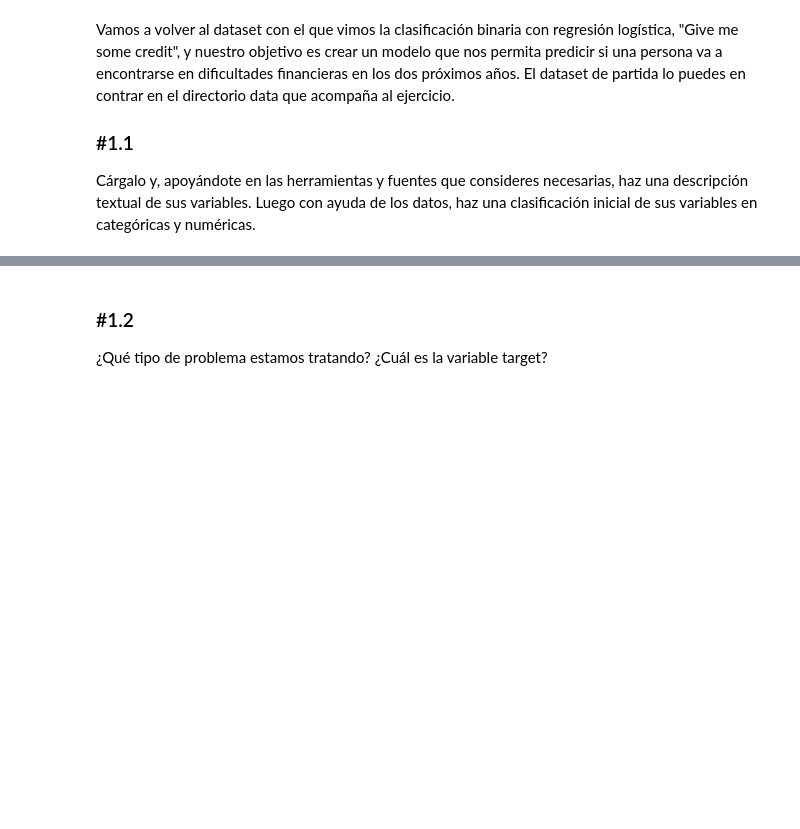
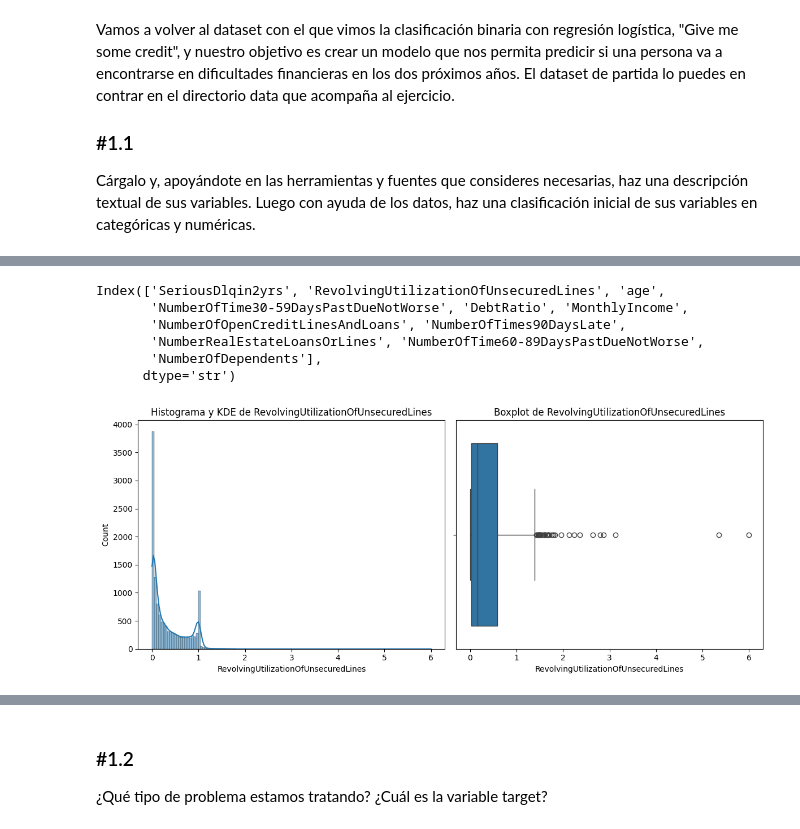
Before and after one commit to MHHsim/DS-Online-Marta-Harana, a Jupyter notebook: 04_Machine_Learning/Sprint_12/Unidad_01_ML_Supervisado_Otros_Modelos/03_Practica_Obligatoria/18_Practica_Obligatoria_Supervisado_Otros_Modelos.ipynb, the cells around one changed output, grey strips where cells are left out. Drawn from its saved outputs; the diff is of its cells as text; code cells hidden in the pictures; blank space fills up the shorter version.

```diff
--- a/04_Machine_Learning/Sprint_12/Unidad_01_ML_Supervisado_Otros_Modelos/03_Practica_Obligatoria/18_Practica_Obligatoria_Supervisado_Otros_Modelos.ipynb
+++ b/04_Machine_Learning/Sprint_12/Unidad_01_ML_Supervisado_Otros_Modelos/03_Practica_Obligatoria/18_Practica_Obligatoria_Supervisado_Otros_Modelos.ipynb
@@ -67,0 +182,3 @@ Cárgalo y, apoyándote en las herramientas y fuentes que consideres necesarias,
+# %%
+# los valores 98 vamos a pasarlos a NaN ya que son valores irreales o de los cuales no tenían información
+df['NumberOfTime30-59DaysPastDueNotWorse'] = df['NumberOfTime30-59DaysPastDueNotWorse'].replace(98, np.nan)
@@ -67,0 +203,3 @@ Cárgalo y, apoyándote en las herramientas y fuentes que consideres necesarias,
+# %%
+# los valores 98 vamos a pasarlos a NaN ya que son valores irreales o de los cuales no tenían información
+df['NumberOfTimes90DaysLate'] = df['NumberOfTimes90DaysLate'].replace(98, np.nan)
@@ -67,0 +219,16 @@ Cárgalo y, apoyándote en las herramientas y fuentes que consideres necesarias,
+# %%
+# los valores 98 vamos a pasarlos a NaN ya que son valores irreales o de los cuales no tenían información
+df['NumberOfTime60-89DaysPastDueNotWorse'] = df['NumberOfTime60-89DaysPastDueNotWorse'].replace(98, np.nan)
+# %%
+df.columns
+# %% [output]
+Index(['SeriousDlqin2yrs', 'RevolvingUtilizationOfUnsecuredLines', 'age',
+       'NumberOfTime30-59DaysPastDueNotWorse', 'DebtRatio', 'MonthlyIncome',
+       'NumberOfOpenCreditLinesAndLoans', 'NumberOfTimes90DaysLate',
+       'NumberRealEstateLoansOrLines', 'NumberOfTime60-89DaysPastDueNotWorse',
+       'NumberOfDependents'],
+      dtype='str')
+# %%
+plot_combined_graphs(df, ['RevolvingUtilizationOfUnsecuredLines'])
+# %% [output]
+[figure, added]
```
Also changed, not shown: parts of 64 cells of this notebook, 8 other files.
